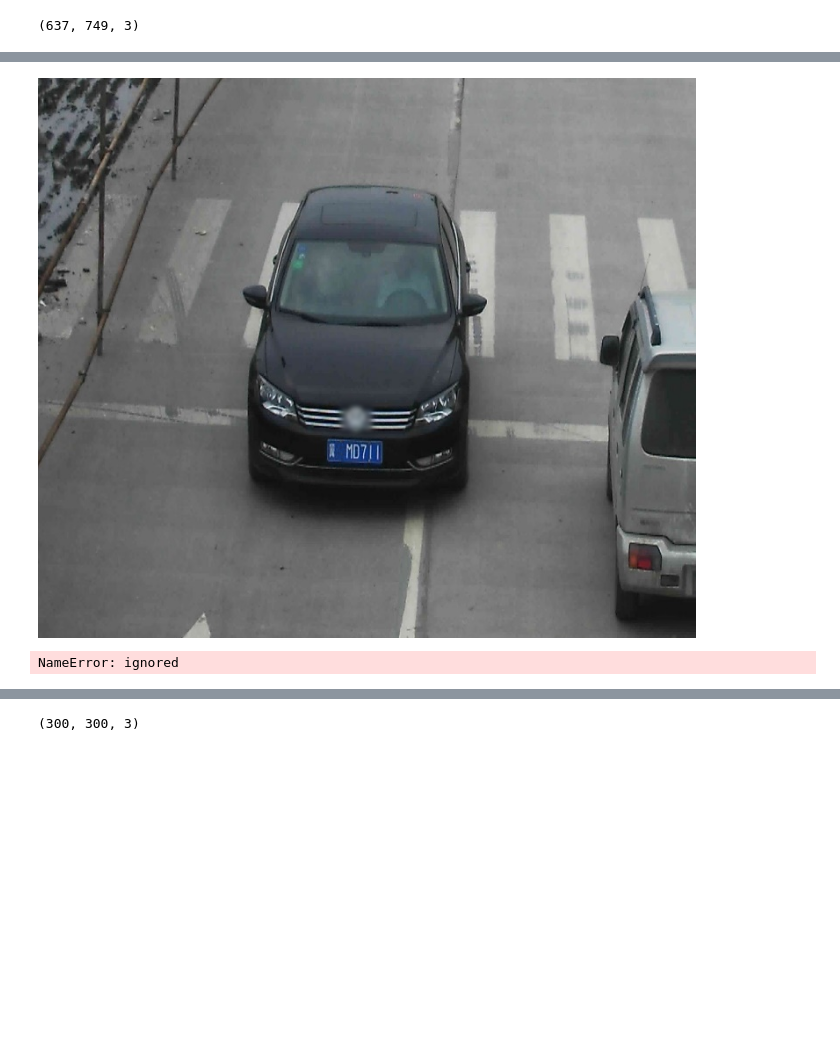
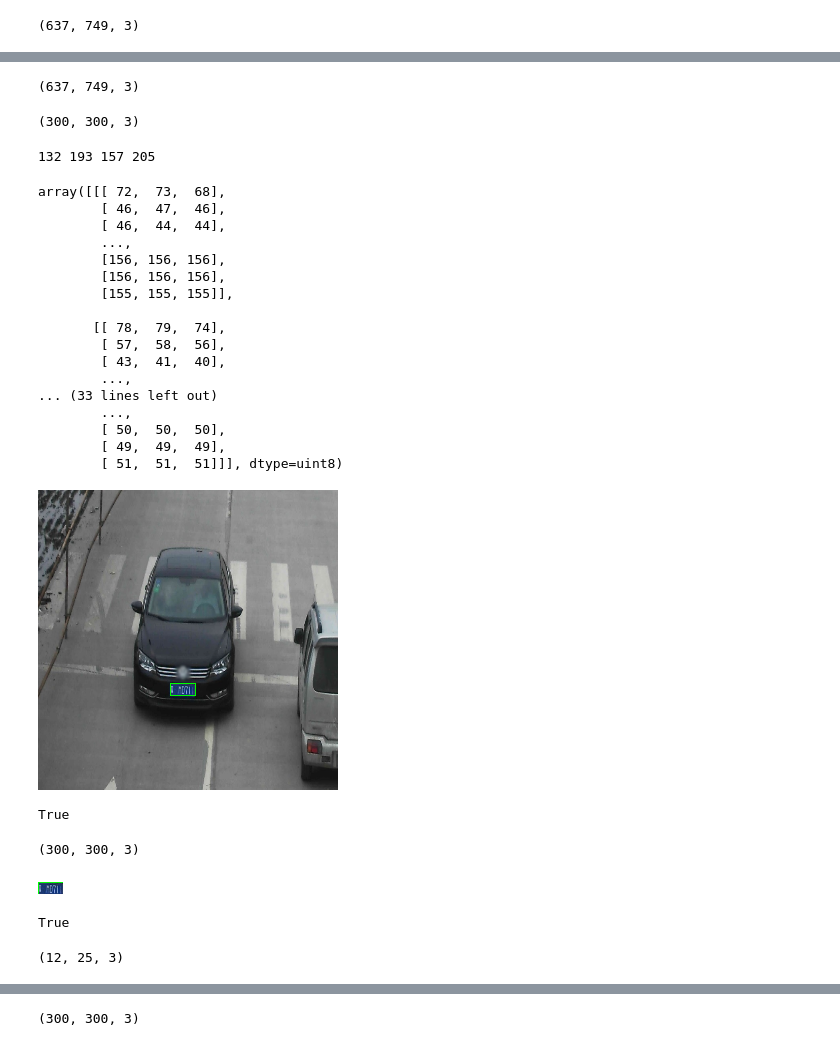
Before and after one commit to ada-nai/UIEA-LPR, a Jupyter notebook: OpenVINO_lpdr.ipynb, the cells around one changed output, grey strips where cells are left out. Saved outputs shown, nothing was run; the diff lists cells and outputs as text; code cells hidden in the pictures; blank space fills up the shorter version.

```diff
--- a/OpenVINO_lpdr.ipynb
+++ b/OpenVINO_lpdr.ipynb
@@ -10,4 +18,70 @@ vpd.shape
+# %%
+# replicate the output received from vpd.py
+out = [0.        , 2.,         0.9430796 , 0.44141868, 0.64430356 ,0.5247948,
+ 0.68497896]
+# %%
+# create a copy of the image
+frame = vpd.copy()
+frame.shape
+# %% [output]
+(637, 749, 3)
+# %%
+# resize the image
+frame = cv2.resize(frame, (300,300))
+frame.shape
+# %% [output]
+(300, 300, 3)
+# %%
+# calculate the extreme co-ordinates of the bounding boxes
+xmin = int(out[3] * frame.shape[0])
+ymin = int(out[4] * frame.shape[1])
+xmax = int(out[5] * frame.shape[0])
+ymax = int(out[6] * frame.shape[1])
+
+print(xmin ,ymin, xmax, ymax)
+# %% [output]
+132 193 157 205
+# %%
+# draw the bounding box around the output
+cv2.rectangle(frame, (xmin, ymin), (xmax, ymax), color=(0, 255, 0))
+# %% [output]
+array([[[ 72,  73,  68],
+        [ 46,  47,  46],
+        [ 46,  44,  44],
+        ...,
+        [156, 156, 156],
+        [156, 156, 156],
+        [155, 155, 155]],
+
+       [[ 78,  79,  74],
+        [ 57,  58,  56],
+        [ 43,  41,  40],
+        ...,
+... (33 lines left out)
+        ...,
+        [ 50,  50,  50],
+        [ 49,  49,  49],
+        [ 51,  51,  51]]], dtype=uint8)
+# %%
+# display the output
+cv2_imshow(frame)
+# %% [output]
+[figure, added]
+# %%
+# write the image
+cv2.imwrite("CAR-PLATE-output.jpg", frame)
+# %% [output]
+True
+# %%
+clone = vpd.copy()
+clone = cv2.resize(clone, (300, 300))
+clone.shape
+# %% [output]
+(300, 300, 3)
+# %%
+# slice the image to extract the output
+extracted = frame[ymin:ymax, xmin:xmax]
 # %%
-cv2_imshow( vpd)
+cv2_imshow(extracted)
 # %% [output]
-[figure, old version]
+[figure, new version]
@@ -17,4 +88,9 @@ out = [0.   ,     2.   ,     0.9430256 ,0.4415258, 0.644415 , 0.524932  ,0.68492
+# %%
+# finally write the desired output
+cv2.imwrite('extracted_lp.jpg', extracted)
+# %% [output]
+True
 # %%
-frame.shape
+extracted.shape
 # %% [output]
-NameError: ignored
+(12, 25, 3)
```
Also changed, not shown: parts of 14 cells of this notebook.
